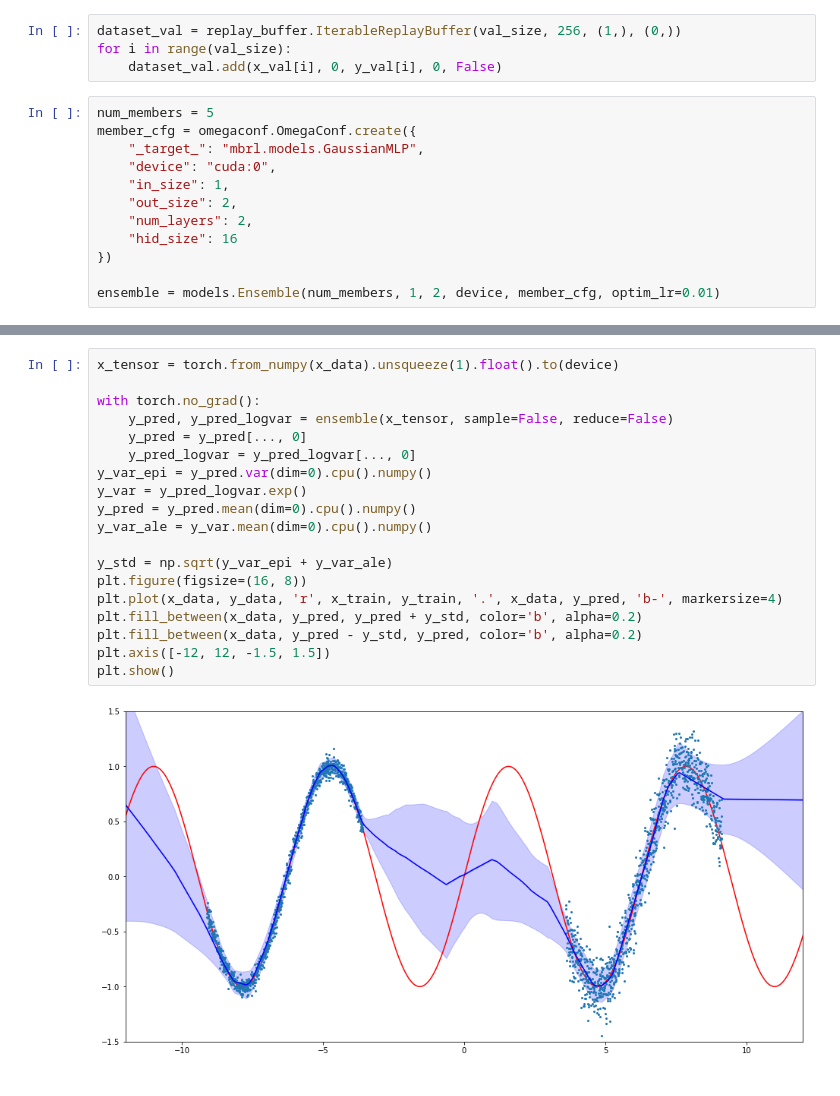
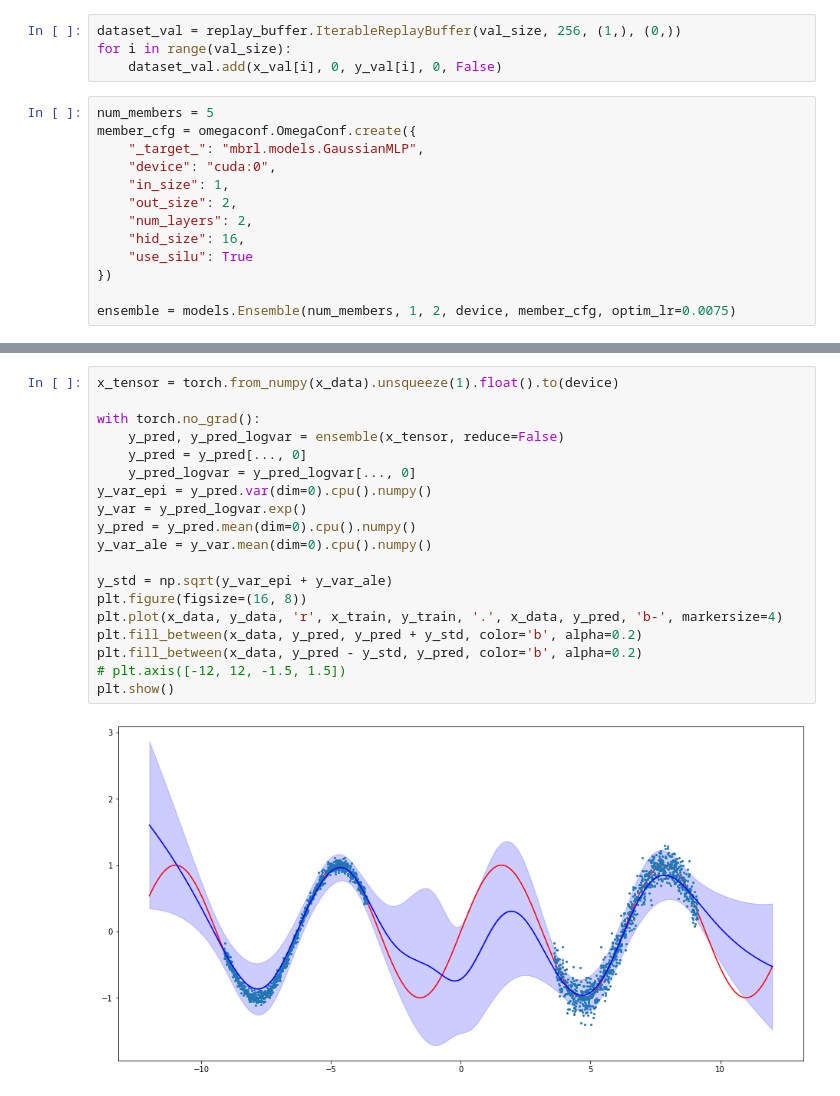
Before and after one commit to facebookresearch/mbrl-lib, a Jupyter notebook: notebooks/fit_ensemble_1d.ipynb, the cells around one changed output, grey strips where cells are left out. Saved outputs shown, nothing was run; the diff lists cells and outputs as text.

```diff
--- a/notebooks/fit_ensemble_1d.ipynb
+++ b/notebooks/fit_ensemble_1d.ipynb
@@ -71,8 +71,9 @@ member_cfg = omegaconf.OmegaConf.create({
     "in_size": 1,
     "out_size": 2,
     "num_layers": 2,
-    "hid_size": 16
+    "hid_size": 16,
+    "use_silu": True
 })
 
-ensemble = models.Ensemble(num_members, 1, 2, device, member_cfg, optim_lr=0.01)
+ensemble = models.Ensemble(num_members, 1, 2, device, member_cfg, optim_lr=0.0075)
 # %%
@@ -87,21 +89,21 @@ plt.show()
 # %%
 x_tensor = torch.from_numpy(x_data).unsqueeze(1).float().to(device)
 
 with torch.no_grad():
-    y_pred, y_pred_logvar = ensemble(x_tensor, sample=False, reduce=False)
+    y_pred, y_pred_logvar = ensemble(x_tensor, reduce=False)
     y_pred = y_pred[..., 0]
     y_pred_logvar = y_pred_logvar[..., 0]
 y_var_epi = y_pred.var(dim=0).cpu().numpy()
 y_var = y_pred_logvar.exp()
 y_pred = y_pred.mean(dim=0).cpu().numpy()
 y_var_ale = y_var.mean(dim=0).cpu().numpy()
 
 y_std = np.sqrt(y_var_epi + y_var_ale)
 plt.figure(figsize=(16, 8))
 plt.plot(x_data, y_data, 'r', x_train, y_train, '.', x_data, y_pred, 'b-', markersize=4)
 plt.fill_between(x_data, y_pred, y_pred + y_std, color='b', alpha=0.2)
 plt.fill_between(x_data, y_pred - y_std, y_pred, color='b', alpha=0.2)
-plt.axis([-12, 12, -1.5, 1.5])
+# plt.axis([-12, 12, -1.5, 1.5])
 plt.show()
 # %% [output]
-[figure, old version]
+[figure, new version]
```
Also changed, not shown: parts of 2 cells of this notebook, 4 other files.
